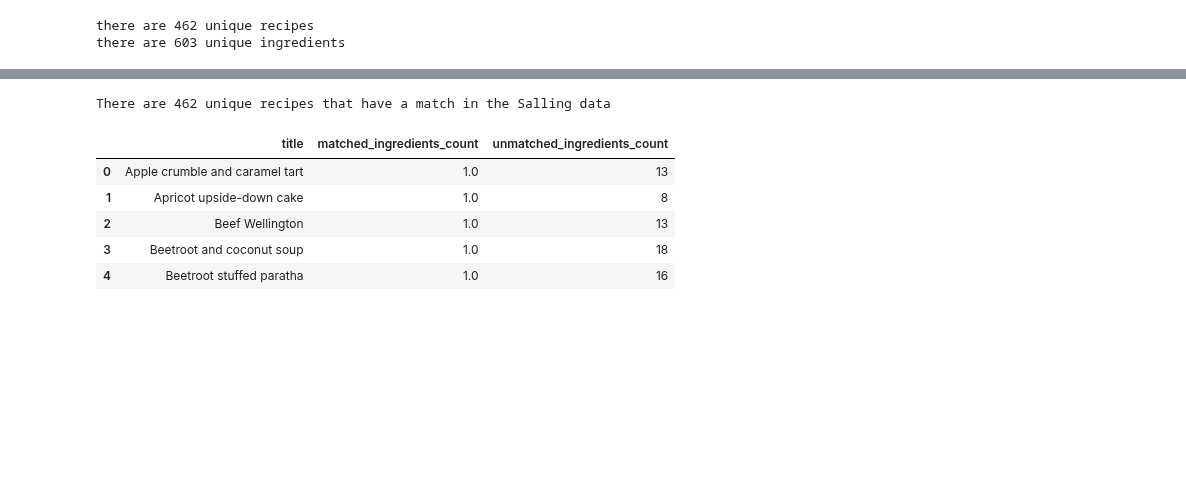
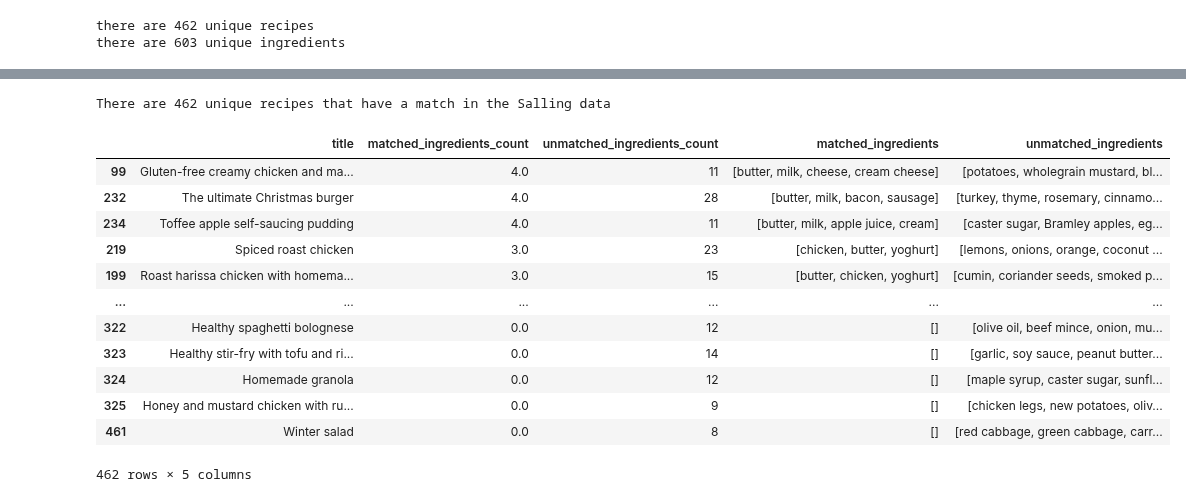
Before and after one commit to AfonsoCunha22/ComputationalToolsProject, a Jupyter notebook: join_recipes_with_ingredients.ipynb, the cells around one changed output, grey strips where cells are left out. Drawn from its saved outputs; the diff is of its cells as text; code cells hidden in the pictures; blank space fills up the shorter version.

```diff
--- a/join_recipes_with_ingredients.ipynb
+++ b/join_recipes_with_ingredients.ipynb
@@ -51,33 +74,40 @@ merged_df.head()
 # %%
 # Count unique recipes that have a match in the Salling data
 print(f"There are {merged_df['title'].nunique()} unique recipes that have a match in the Salling data")
 
 # Group by recipe title and count the unique matched ingredients
-matched_counts = merged_df.dropna(subset=['Cleaned Ingredients']).groupby('title')['Category 1'].nunique().reset_index()
+matched_counts = merged_df.dropna(subset=['Cleaned Ingredients']).groupby('title')['Cleaned Ingredients'].nunique().reset_index()
 matched_counts.columns = ['title', 'matched_ingredients_count']
 
 # Identify ingredients from the recipes that did not have a match
 unmatched_ingredients = merged_df[merged_df['Cleaned Ingredients'].isna()]
 
 # Count the number of unmatched ingredients for each recipe
 unmatched_counts = unmatched_ingredients.groupby('title')['description_en'].nunique().reset_index()
 unmatched_counts.columns = ['title', 'unmatched_ingredients_count']
 
 # Merge the matched and unmatched counts into a single DataFrame
 final_counts = pd.merge(matched_counts, unmatched_counts, on='title', how='outer').fillna(0)
 
+# Add columns for matched and unmatched ingredients
+final_counts['matched_ingredients'] = final_counts['title'].map(lambda x: merged_df[(merged_df['title'] == x) & (merged_df['Cleaned Ingredients'].notna())]['Cleaned Ingredients'].unique())
+final_counts['unmatched_ingredients'] = final_counts['title'].map(lambda x: merged_df[(merged_df['title'] == x) & (merged_df['Cleaned Ingredients'].isna())]['description_en'].unique())
+
 # Display the final DataFrame
-#final_counts['matched_ingredients'] = final_counts['title'].map(lambda x: merged_df[(merged_df['title'] == x) & (merged_df['Category 1'].notna())]['Cleaned Ingredients'].unique())
-#final_counts['unmatched_ingredients'] = final_counts['title'].map(lambda x: merged_df[(merged_df['title'] == x) & (merged_df['Category 1'].isna())]['description_en'].unique())
-
-final_counts.sort_values(by='matched_ingredients_count', ascending=False)
-
-final_counts.head()
+final_counts = final_counts.sort_values(by='matched_ingredients_count', ascending=False)
+final_counts
 # %% [output]
 There are 462 unique recipes that have a match in the Salling data
-|  | title | matched_ingredients_count | unmatched_ingredients_count |
-| 0 | Apple crumble and caramel tart | 1.0 | 13 |
-| 1 | Apricot upside-down cake | 1.0 | 8 |
-| 2 | Beef Wellington | 1.0 | 13 |
-| 3 | Beetroot and coconut soup | 1.0 | 18 |
-| 4 | Beetroot stuffed paratha | 1.0 | 16 |
+|  | title | matched_ingredients_count | unmatched_ingredients_count | matched_ingredients | unmatched_ingredients |
+| 99 | Gluten-free creamy chicken and ma... | 4.0 | 11 | [butter, milk, cheese, cream cheese] | [potatoes, wholegrain mustard, bl... |
+| 232 | The ultimate Christmas burger | 4.0 | 28 | [butter, milk, bacon, sausage] | [turkey, thyme, rosemary, cinnamo... |
+| 234 | Toffee apple self-saucing pudding | 4.0 | 11 | [butter, milk, apple juice, cream] | [caster sugar, Bramley apples, eg... |
+| 219 | Spiced roast chicken | 3.0 | 23 | [chicken, butter, yoghurt] | [lemons, onions, orange, coconut ... |
+| 199 | Roast harissa chicken with homema... | 3.0 | 15 | [butter, chicken, yoghurt] | [cumin, coriander seeds, smoked p... |
+| ... | ... | ... | ... | ... | ... |
+| 322 | Healthy spaghetti bolognese | 0.0 | 12 | [] | [olive oil, beef mince, onion, mu... |
+| 323 | Healthy stir-fry with tofu and ri... | 0.0 | 14 | [] | [garlic, soy sauce, peanut butter... |
+| 324 | Homemade granola | 0.0 | 12 | [] | [maple syrup, caster sugar, sunfl... |
+| 325 | Honey and mustard chicken with ru... | 0.0 | 9 | [] | [chicken legs, new potatoes, oliv... |
+| 461 | Winter salad | 0.0 | 8 | [] | [red cabbage, green cabbage, carr... |
+462 rows × 5 columns
```
Also changed, not shown: parts of 5 cells of this notebook, 1 other file.
